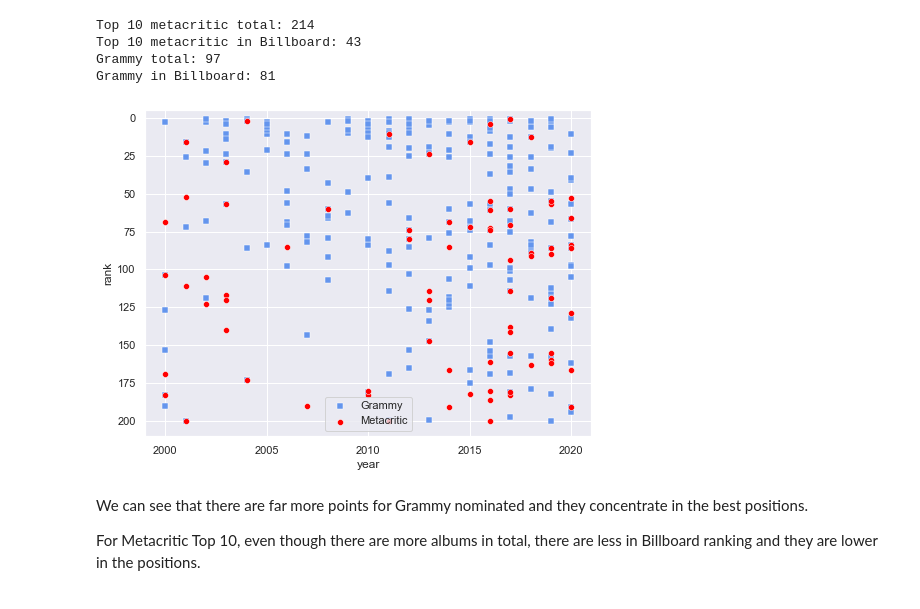
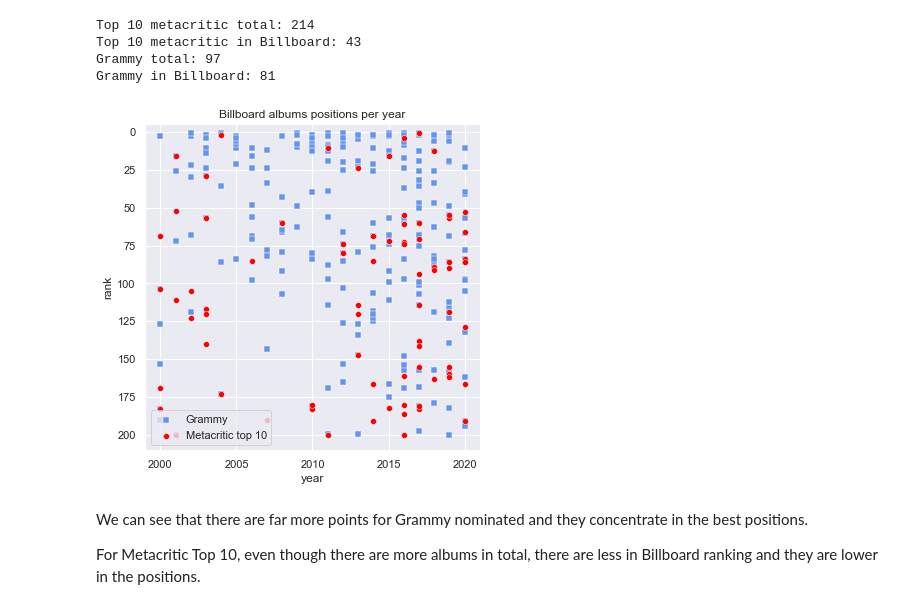
Before and after one commit to wainejr/CSB53, a Jupyter notebook: notebooks/graph_plots_joined_data.ipynb, the cells around one changed output. Drawn from its saved outputs; the diff is of its cells as text; code cells hidden in the pictures.

Commit message:
Updated plots

```diff
--- a/notebooks/graph_plots_joined_data.ipynb
+++ b/notebooks/graph_plots_joined_data.ipynb
@@ -421,21 +427,24 @@ Grammy in Billboard: 81
 # %%
 _df_billboard = pd.DataFrame.from_dict(_all_billboard_data)
 
 fig, axes = plt.subplots(nrows=1, ncols=1)
+fig.set_figheight(6)
+fig.set_figwidth(6)
 
 _df_billboard_metacritic = _df_billboard[_df_billboard["link_album"].isin(_df_metacritic_top10["link_album"])]
 _df_billboard_grammy = _df_billboard[_df_billboard["link_album"].isin(df_grammy_billboard["link_album"])]
 
 sns.scatterplot(data=_df_billboard_grammy, x="year", y="rank", color="cornflowerblue", ax=axes, marker="s")
 sns.scatterplot(data=_df_billboard_metacritic, x="year", y="rank", color="red", ax=axes, marker="o")
 
 axes.set_ylim((210, -5))
 axes.set_xticks((2000, 2005, 2010, 2015, 2020))
-axes.legend(["Grammy", "Metacritic"])
+axes.set_title("Billboard albums positions per year")
+axes.legend(["Grammy", "Metacritic top 10"])
 
 plt.show(fig)
 # %% [output]
-[figure, old version]
+[figure, new version]
 # %% [markdown]
 We can see that there are far more points for Grammy nominated and they concentrate in the best positions.
 
```
Also changed, not shown: parts of 11 cells of this notebook.
